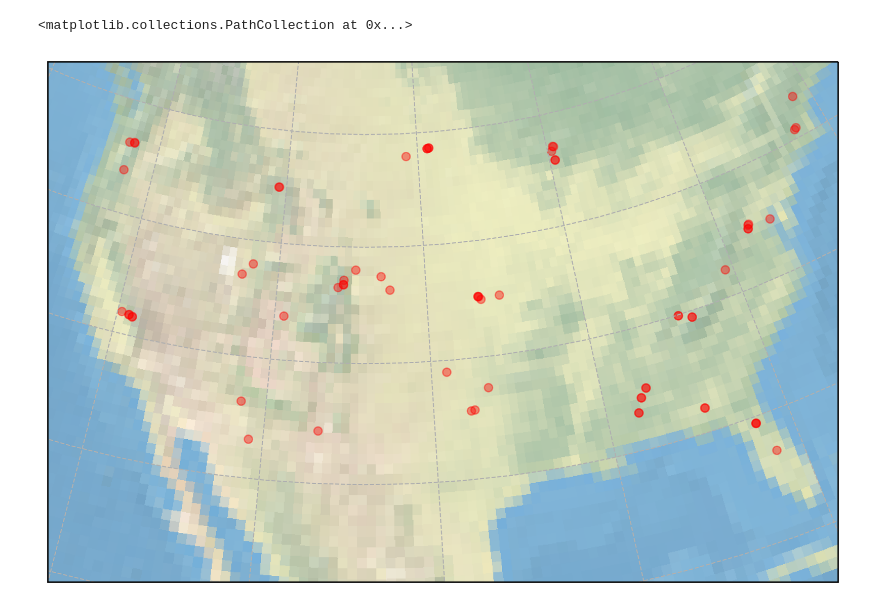
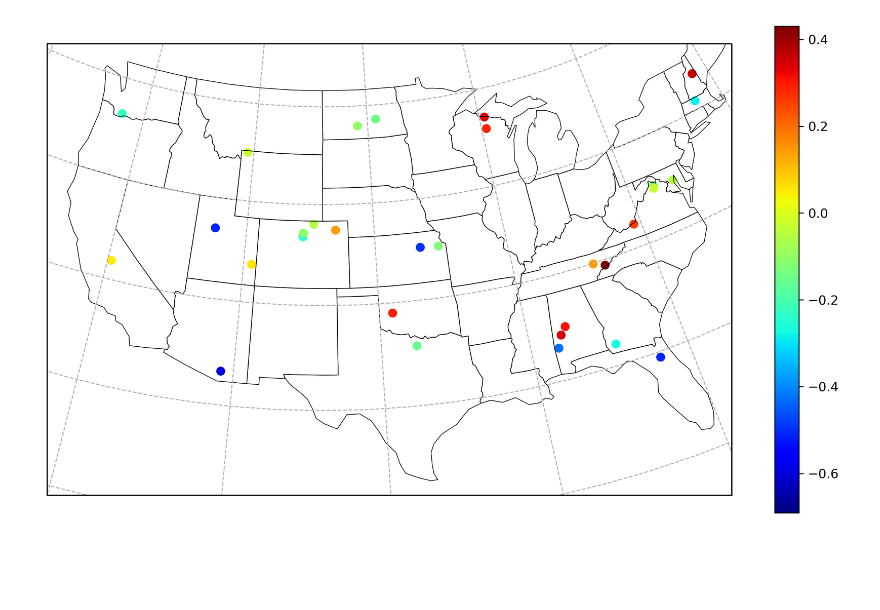
Before and after one commit to cfinkenbiner/Temporal_Downscaling_NEON_Pisotopes, a Jupyter notebook: Z Messing Around.ipynb, the cells around one changed output. Cells and saved outputs as stored; diff of their text form; code cells hidden in the pictures; blank space fills up the shorter version.

```diff
--- a/Z Messing Around.ipynb
+++ b/Z Messing Around.ipynb
@@ -12,37 +12,47 @@ CODEDIR = ROOTDIR + '/CODE/' # Code directory
 DATADIR = ROOTDIR + '/DATA/' # Data directory
 
 plt.rcParams["figure.dpi"] = 300
 
-'''Try to run the code below frist,
+'''Try to run the code below first,
     which should give you a map for CNUS'''
 
 canada_east = -80
 canada_west = -120
 canada_north = 49
 canada_south = 23.5
 
 standard_parallels = (49, 77)
 central_longitude = -104
 
 plt.figure(1,figsize = (12,7))
 ax = plt.axes(projection=ccrs.LambertConformal(central_longitude=central_longitude,
                                                       standard_parallels=standard_parallels))
 '''The code right below is to generate the bounding box '''
 
 ax.set_extent([canada_west, canada_east, canada_south, canada_north],ccrs.Geodetic())
-ax.stock_img()
+#ax.stock_img(alpha=0.2)
 ax.gridlines(linestyle='--')
 
 '''Below is pseudo code for plotting the site with lat and long information on the map'''
 
-df_summary = pd.read_csv(ROOTDIR+'/DATA/'+'field-sites.csv')
+df_summary = pd.read_csv(ROOTDIR+'/FIGURES/'+'Site_Summary_Table.csv')
 lat = df_summary['Latitude']
 long = df_summary['Longitude']
+amp = df_summary['Amplitude']
+mean = df_summary['d18O Mean']
+std = df_summary['d18O Std']
+correlation = df_summary['Correlation']
 
-plt.scatter(long, lat, alpha=0.4,
-           c='red',
+ax.add_feature(cfeature.STATES, linewidth = 0.5) ####state boundaries
+
+plt.scatter(long, lat, alpha=1,
+           c=correlation,
             cmap=plt.get_cmap("jet"),
             transform=ccrs.PlateCarree())
+
+plt.colorbar()
+
+
+plt.savefig(ROOTDIR+'/FIGURES/'+'Correlation', transparent=True)
 # %% [output]
-<matplotlib.collections.PathCollection at 0x...>
-[figure, old version]
+[figure, new version]
```
Also changed, not shown: 47 other files.
